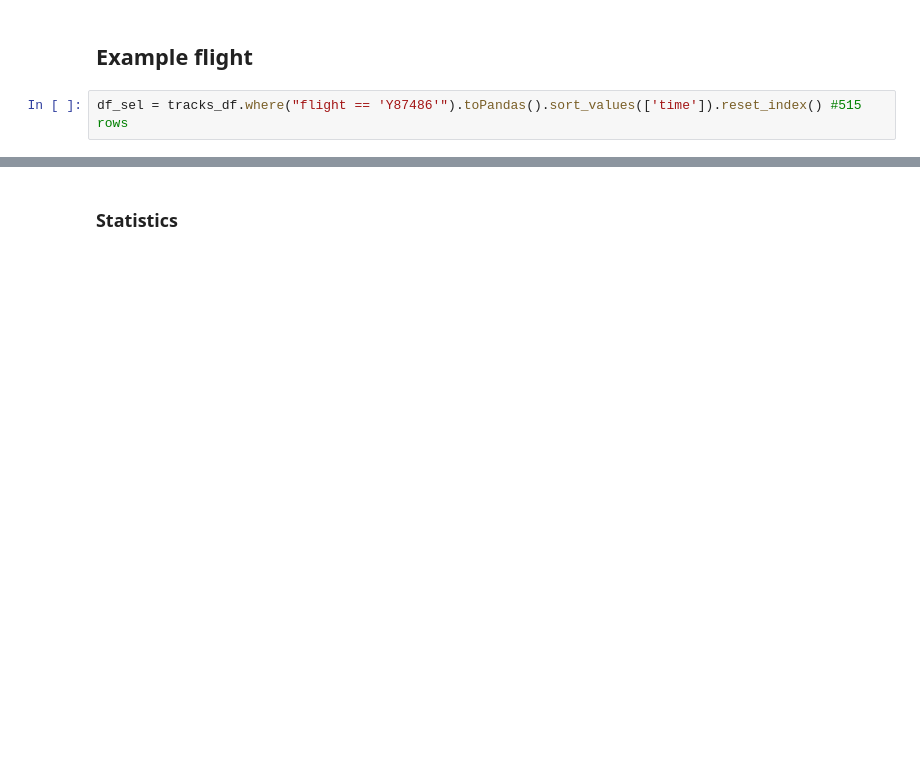
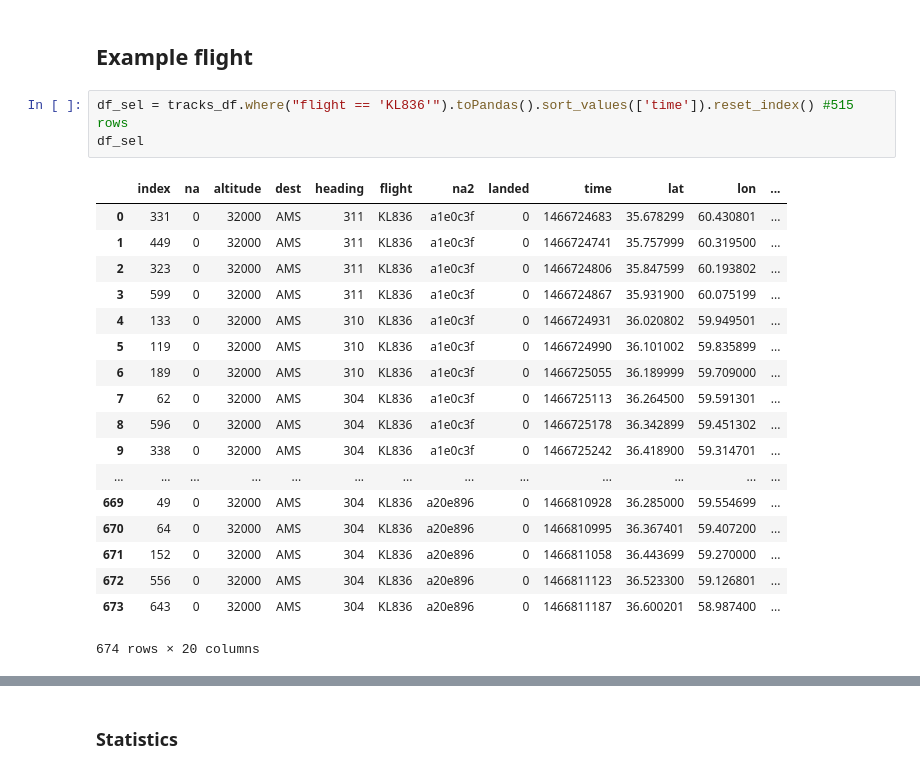
Before and after one commit to michelnossin/pyspark_training_docker, a Jupyter notebook: spark2-jupyter-docker.ipynb, the cells around one changed output, grey strips where cells are left out. Cells and saved outputs as stored; diff of their text form; blank space fills up the shorter version.

```diff
--- a/spark2-jupyter-docker.ipynb
+++ b/spark2-jupyter-docker.ipynb
@@ -602,4 +603,24 @@ tracks_df.describe().toPandas() #looks fine
 # %% [markdown]
 ## Example flight
 # %%
-df_sel = tracks_df.where("flight == 'Y87486'").toPandas().sort_values(['time']).reset_index() #515 rows
+df_sel = tracks_df.where("flight == 'KL836'").toPandas().sort_values(['time']).reset_index() #515 rows
+df_sel
+# %% [output]
+|  | index | na | altitude | dest | heading | flight | na2 | landed | time | lat | lon | ... |
+| 0 | 331 | 0 | 32000 | AMS | 311 | KL836 | a1e0c3f | 0 | 1466724683 | 35.678299 | 60.430801 | ... |
+| 1 | 449 | 0 | 32000 | AMS | 311 | KL836 | a1e0c3f | 0 | 1466724741 | 35.757999 | 60.319500 | ... |
+| 2 | 323 | 0 | 32000 | AMS | 311 | KL836 | a1e0c3f | 0 | 1466724806 | 35.847599 | 60.193802 | ... |
+| 3 | 599 | 0 | 32000 | AMS | 311 | KL836 | a1e0c3f | 0 | 1466724867 | 35.931900 | 60.075199 | ... |
+| 4 | 133 | 0 | 32000 | AMS | 310 | KL836 | a1e0c3f | 0 | 1466724931 | 36.020802 | 59.949501 | ... |
+| 5 | 119 | 0 | 32000 | AMS | 310 | KL836 | a1e0c3f | 0 | 1466724990 | 36.101002 | 59.835899 | ... |
+| 6 | 189 | 0 | 32000 | AMS | 310 | KL836 | a1e0c3f | 0 | 1466725055 | 36.189999 | 59.709000 | ... |
+| 7 | 62 | 0 | 32000 | AMS | 304 | KL836 | a1e0c3f | 0 | 1466725113 | 36.264500 | 59.591301 | ... |
+| 8 | 596 | 0 | 32000 | AMS | 304 | KL836 | a1e0c3f | 0 | 1466725178 | 36.342899 | 59.451302 | ... |
+| 9 | 338 | 0 | 32000 | AMS | 304 | KL836 | a1e0c3f | 0 | 1466725242 | 36.418900 | 59.314701 | ... |
+| ... | ... | ... | ... | ... | ... | ... | ... | ... | ... | ... | ... | ... |
+| 669 | 49 | 0 | 32000 | AMS | 304 | KL836 | a20e896 | 0 | 1466810928 | 36.285000 | 59.554699 | ... |
+| 670 | 64 | 0 | 32000 | AMS | 304 | KL836 | a20e896 | 0 | 1466810995 | 36.367401 | 59.407200 | ... |
+| 671 | 152 | 0 | 32000 | AMS | 304 | KL836 | a20e896 | 0 | 1466811058 | 36.443699 | 59.270000 | ... |
+| 672 | 556 | 0 | 32000 | AMS | 304 | KL836 | a20e896 | 0 | 1466811123 | 36.523300 | 59.126801 | ... |
+| 673 | 643 | 0 | 32000 | AMS | 304 | KL836 | a20e896 | 0 | 1466811187 | 36.600201 | 58.987400 | ... |
+674 rows × 20 columns
```
Also changed, not shown: parts of 26 cells of this notebook.
